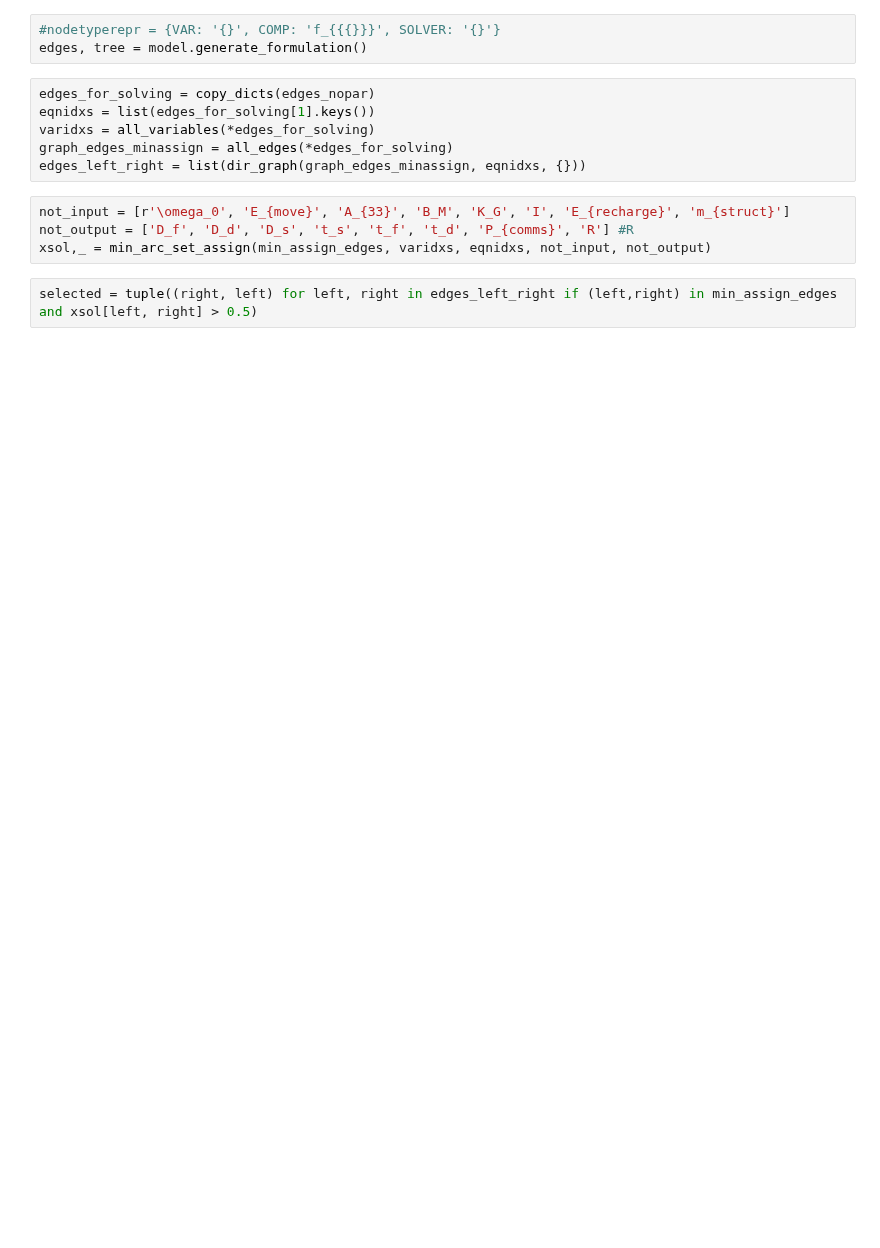
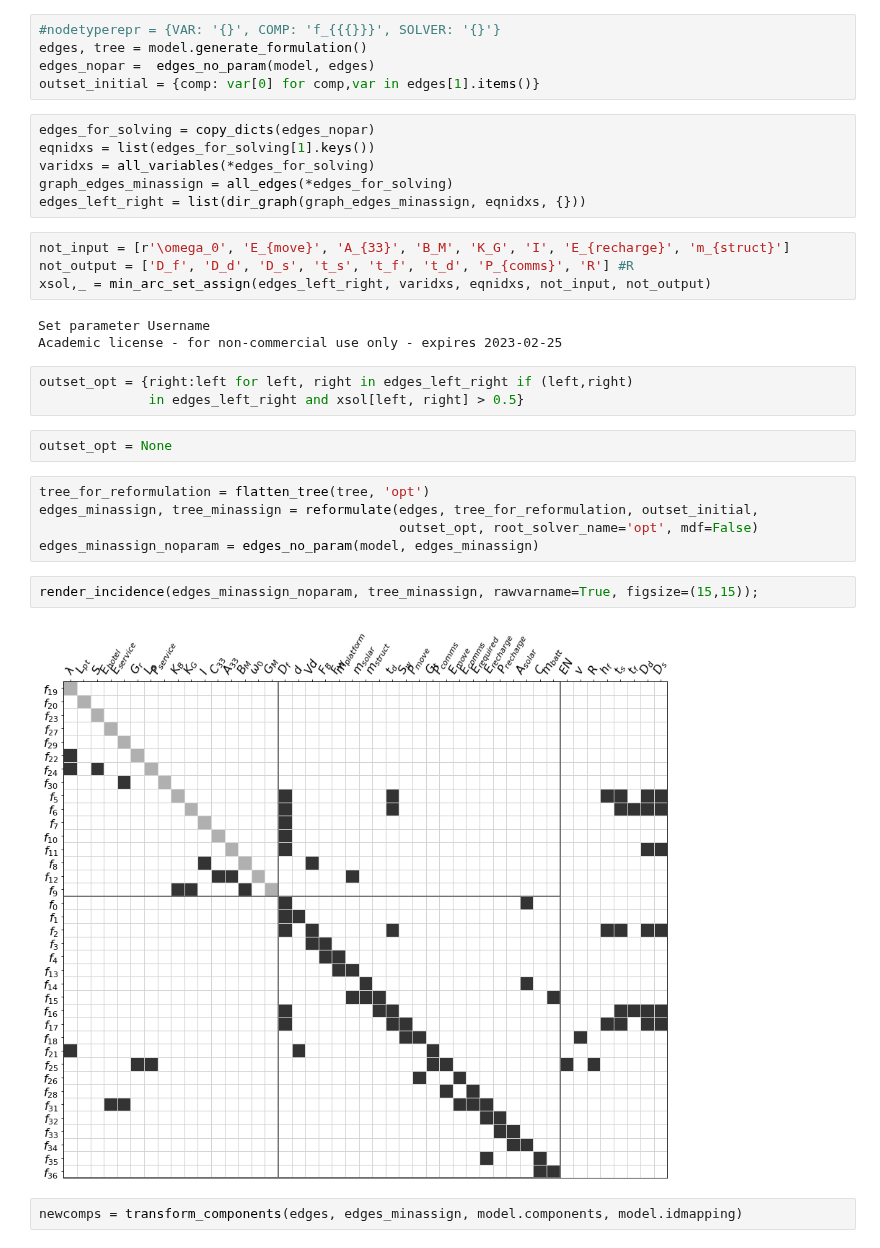
Before and after one commit to norheim/minimdo, a Jupyter notebook: minimdo/pearl/pearl_opt.ipynb, the cells around one changed output. Saved outputs shown, nothing was run; the diff lists cells and outputs as text; blank space fills up the shorter version.

```diff
--- a/minimdo/pearl/pearl_opt.ipynb
+++ b/minimdo/pearl/pearl_opt.ipynb
@@ -6,6 +14,8 @@ from copy import deepcopy
 # %%
 #nodetyperepr = {VAR: '{}', COMP: 'f_{{{}}}', SOLVER: '{}'}
 edges, tree = model.generate_formulation()
+edges_nopar =  edges_no_param(model, edges)
+outset_initial = {comp: var[0] for comp,var in edges[1].items()}
 # %%
 edges_for_solving = copy_dicts(edges_nopar)
 eqnidxs = list(edges_for_solving[1].keys())
@@ -15,6 +25,23 @@ edges_left_right = list(dir_graph(graph_edges_minassign, eqnidxs, {}))
 # %%
 not_input = [r'\omega_0', 'E_{move}', 'A_{33}', 'B_M', 'K_G', 'I', 'E_{recharge}', 'm_{struct}']
 not_output = ['D_f', 'D_d', 'D_s', 't_s', 't_f', 't_d', 'P_{comms}', 'R'] #R
-xsol,_ = min_arc_set_assign(min_assign_edges, varidxs, eqnidxs, not_input, not_output)
+xsol,_ = min_arc_set_assign(edges_left_right, varidxs, eqnidxs, not_input, not_output)
+# %% [output]
+Set parameter Username
+Academic license - for non-commercial use only - expires 2023-02-25
 # %%
-selected = tuple((right, left) for left, right in edges_left_right if (left,right) in min_assign_edges and xsol[left, right] > 0.5)
+outset_opt = {right:left for left, right in edges_left_right if (left,right)
+              in edges_left_right and xsol[left, right] > 0.5}
+# %%
+outset_opt = None
+# %%
+tree_for_reformulation = flatten_tree(tree, 'opt')
+edges_minassign, tree_minassign = reformulate(edges, tree_for_reformulation, outset_initial,
+                                              outset_opt, root_solver_name='opt', mdf=False)
+edges_minassign_noparam = edges_no_param(model, edges_minassign)
+# %%
+render_incidence(edges_minassign_noparam, tree_minassign, rawvarname=True, figsize=(15,15));
+# %% [output]
+[figure, added]
+# %%
+newcomps = transform_components(edges, edges_minassign, model.components, model.idmapping)
```
Also changed, not shown: parts of 14 cells of this notebook, 3 other files.
